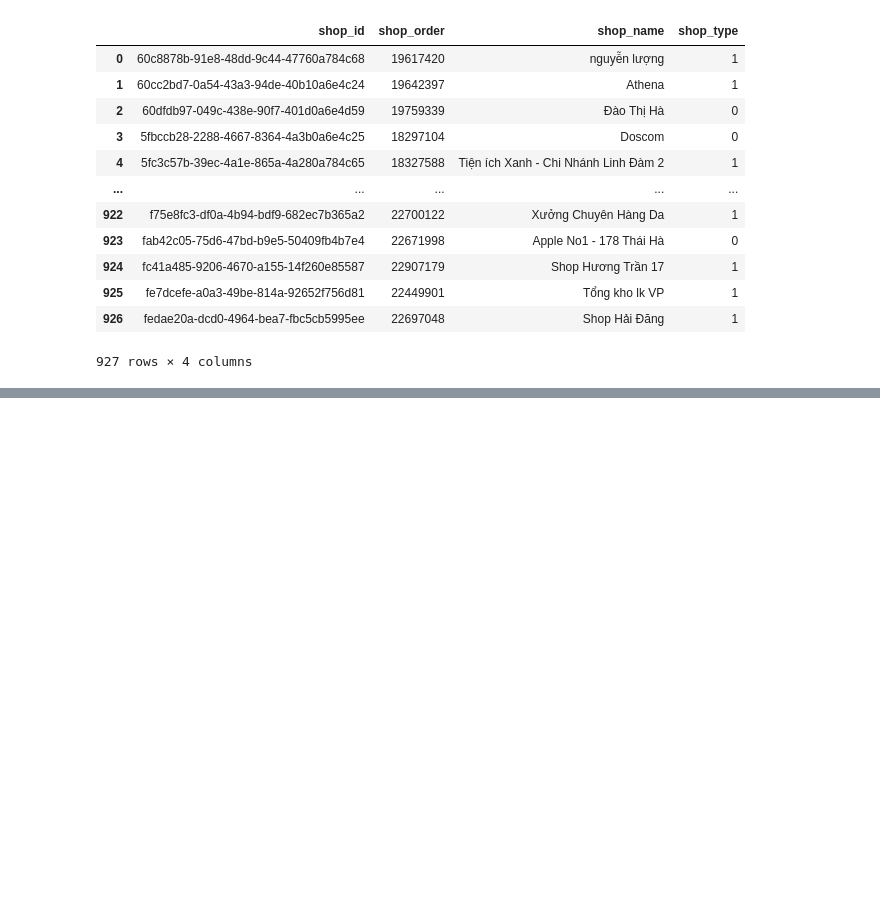
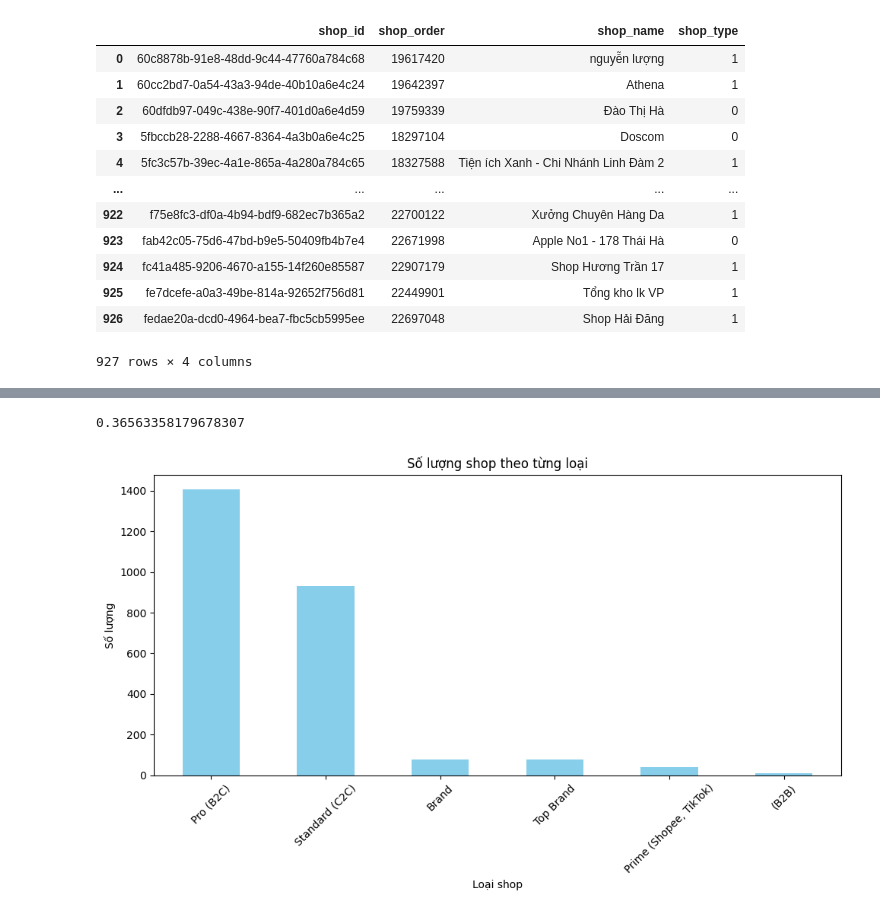
Before and after one commit to yennguyen1909/automation_action, a Jupyter notebook: foundation.ipynb, the cells around one changed output, grey strips where cells are left out. Saved outputs shown, nothing was run; the diff lists cells and outputs as text; code cells hidden in the pictures; blank space fills up the shorter version.

```diff
--- a/foundation.ipynb
+++ b/foundation.ipynb
@@ -930,0 +1096,3 @@ df_shops
+# %%
+df_cleaned['hour'] = df_cleaned['created'].dt.hour
+df_cleaned['weekday'] = df_cleaned['created'].dt.dayofweek  # 0: Monday, 6: Sunday
@@ -930,0 +1110,4 @@ df_shops
+# %%
+df = df_cleaned.copy()
+# %%
+sequences_df = sequences_df.drop(columns=['action_sequence'])
@@ -930,0 +1130,6 @@ df_shops
+# %%
+sequence_shop_df = sequences_df.merge(
+    df[['pkg_order', 'shop_id', 'shop_type_name', 'shop_status_name', 'shop__seniority',
+        'shop__categories', 'address__ward_name', 'address__district_name', 'address__province_name']],
+    on='pkg_order', how='left'
+).drop_duplicates()
@@ -930,0 +1165,16 @@ df_shops
+# %%
+932/2549
+# %% [output]
+0.36563358179678307
+# %%
+plt.figure(figsize=(10, 6))
+sequence_shop_df["shop_type_name"].value_counts().plot(kind='bar', color='skyblue')
+
+plt.title('Số lượng shop theo từng loại')
+plt.xlabel('Loại shop')
+plt.ylabel('Số lượng')
+plt.xticks(rotation=45)
+plt.tight_layout()
+plt.show()
+# %% [output]
+[figure, added]
```
Also changed, not shown: parts of 119 cells of this notebook, 10 other files.
